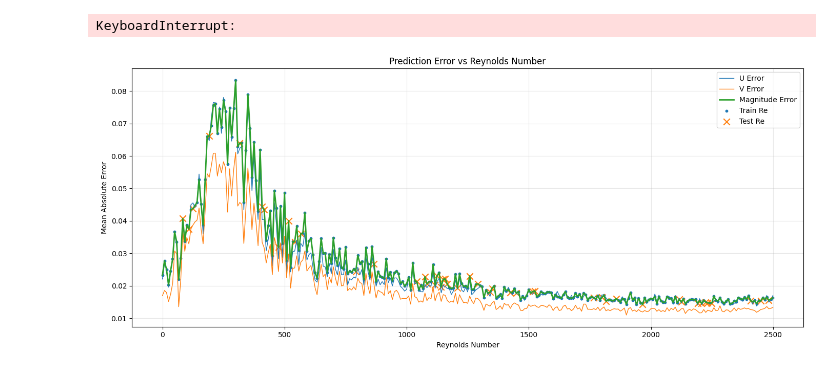
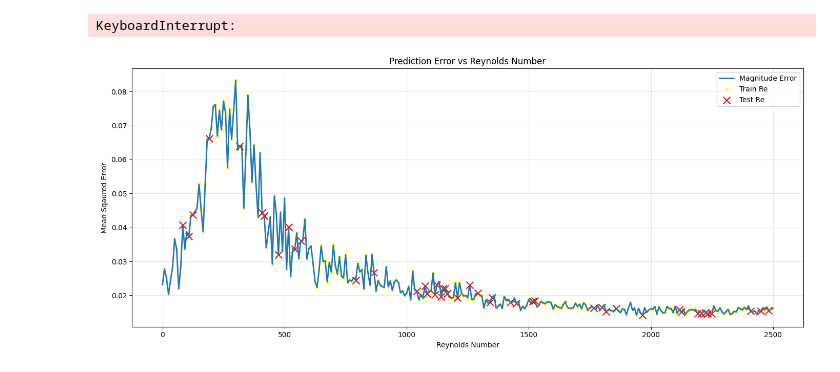
Before and after one commit to Mafaz03/Machine-Vision-Transformer, a Jupyter notebook: generalisation.ipynb, the cells around one changed output. Cells and saved outputs as stored; diff of their text form; code cells hidden in the pictures.

```diff
--- a/generalisation.ipynb
+++ b/generalisation.ipynb
@@ -315,36 +315,37 @@ train_df = df[df["isTrain"]]
 test_df  = df[df['isTrain'] == False]
 
 plt.figure(figsize=(14, 6))
 
 # Lines
-plt.plot(df["Re"], df["u_error"], label="U Error", linewidth=1)
-plt.plot(df["Re"], df["v_error"], label="V Error", linewidth=1)
+# plt.plot(df["Re"], df["u_error"], label="U Error", linewidth=0.1)
+# plt.plot(df["Re"], df["v_error"], label="V Error", linewidth=0.1)
 plt.plot(df["Re"], df["mag_error"], label="Magnitude Error", linewidth=2)
 
 # Train points
 plt.scatter(
     train_df["Re"],
     train_df["mag_error"],
     marker="o",
     s=10,
-    label="Train Re"
+    label="Train Re",
+    color = "yellow"
 )
 
 # Test points
 plt.scatter(
     test_df["Re"],
     test_df["mag_error"],
     marker="x",
-    s=80,
-    label="Test Re"
+    s=100,
+    label="Test Re", color = "red",
 )
 
 plt.xlabel("Reynolds Number")
 plt.ylabel("Mean Sqaured Error")
 plt.title("Prediction Error vs Reynolds Number")
 plt.grid(alpha=0.3)
 plt.legend()
 plt.tight_layout()
 plt.show()
 # %% [output]
-[figure, old version]
+[figure, new version]
```
Also changed, not shown: parts of 4 cells of this notebook, 1 other file.
